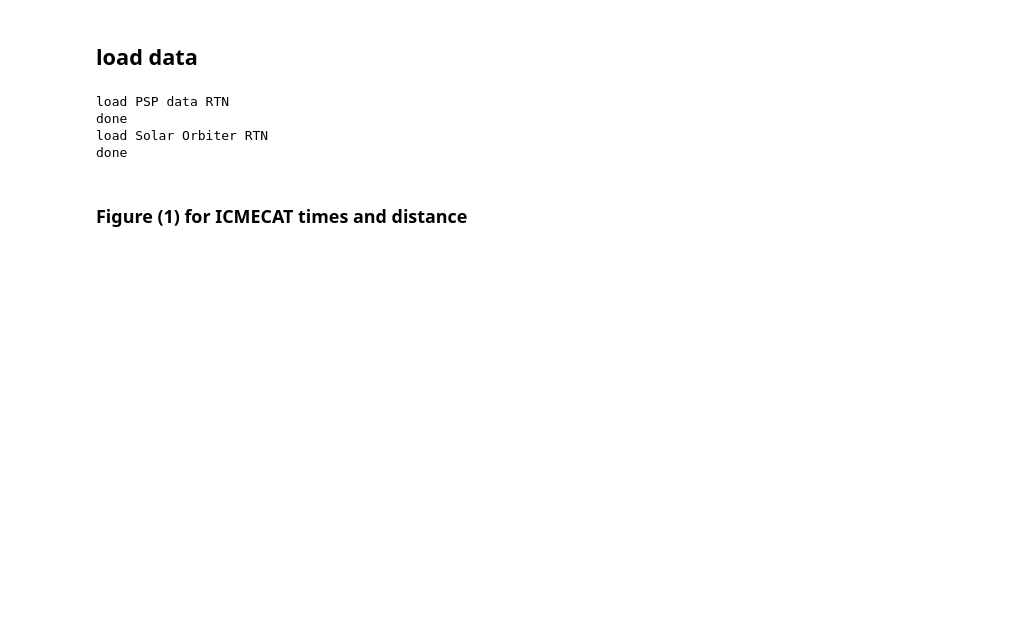
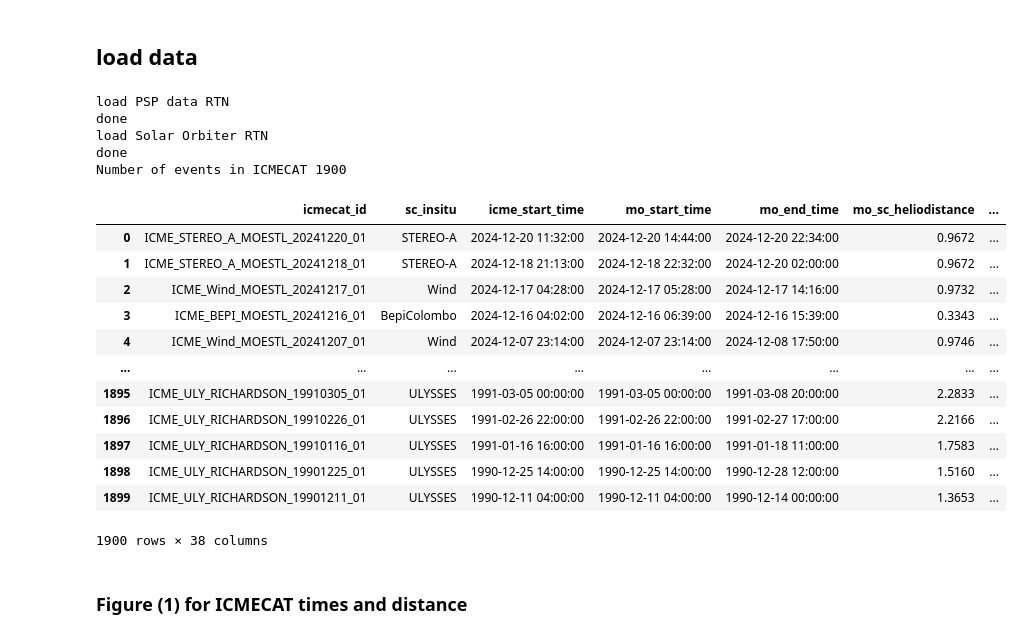
Before and after one commit to cmoestl/icmecat_paper_2025, a Jupyter notebook: moestl_icmecat_results.ipynb, the cells around one changed output. Cells and saved outputs as stored; diff of their text form; code cells hidden in the pictures; blank space fills up the shorter version.

Commit message:
icmecat v23Ä

```diff
--- a/moestl_icmecat_results.ipynb
+++ b/moestl_icmecat_results.ipynb
@@ -89,33 +86,50 @@ ic_mo_start_time_num=parse_time(ic.mo_start_time).plot_date
 #get indices for each target
 imes=np.where(ic.sc_insitu=='MESSENGER')[0]
 ivex=np.where(ic.sc_insitu=='VEX')[0]
 imav=np.where(ic.sc_insitu=='MAVEN')[0]
 ijun=np.where(ic.sc_insitu=='Juno')[0]
 istb=np.where(ic.sc_insitu=='STEREO-B')[0]
 iuly=np.where(ic.sc_insitu=='ULYSSES')[0]
 
 iwin=np.where(ic.sc_insitu=='Wind')[0]
 ista=np.where(ic.sc_insitu=='STEREO-A')[0]
 ipsp=np.where(ic.sc_insitu=='PSP')[0]
 isol=np.where(ic.sc_insitu=='SolarOrbiter')[0]
 ibep=np.where(ic.sc_insitu=='BepiColombo')[0]
 
 ## load PSP data
 print('load PSP data RTN')
 filepsp='psp_2018_now_rtn.p'
 [psp,hpsp]=pickle.load(open('data/'+filepsp, "rb" ) )
 print('done')
 
 ## load SolO data
 print('load Solar Orbiter RTN')
 filesolo='solo_2020_now_rtn.p'
 [solo,hsolo]=pickle.load(open('data/'+filesolo, "rb" ) )
 print('done')
+
+print('Number of events in ICMECAT', len(ic))
+ic
 # %% [output]
 load PSP data RTN
 done
 load Solar Orbiter RTN
 done
+Number of events in ICMECAT 1900
+|  | icmecat_id | sc_insitu | icme_start_time | mo_start_time | mo_end_time | mo_sc_heliodistance | ... |
+| 0 | ICME_STEREO_A_MOESTL_20241220_01 | STEREO-A | 2024-12-20 11:32:00 | 2024-12-20 14:44:00 | 2024-12-20 22:34:00 | 0.9672 | ... |
+| 1 | ICME_STEREO_A_MOESTL_20241218_01 | STEREO-A | 2024-12-18 21:13:00 | 2024-12-18 22:32:00 | 2024-12-20 02:00:00 | 0.9672 | ... |
+| 2 | ICME_Wind_MOESTL_20241217_01 | Wind | 2024-12-17 04:28:00 | 2024-12-17 05:28:00 | 2024-12-17 14:16:00 | 0.9732 | ... |
+| 3 | ICME_BEPI_MOESTL_20241216_01 | BepiColombo | 2024-12-16 04:02:00 | 2024-12-16 06:39:00 | 2024-12-16 15:39:00 | 0.3343 | ... |
+| 4 | ICME_Wind_MOESTL_20241207_01 | Wind | 2024-12-07 23:14:00 | 2024-12-07 23:14:00 | 2024-12-08 17:50:00 | 0.9746 | ... |
+| ... | ... | ... | ... | ... | ... | ... | ... |
+| 1895 | ICME_ULY_RICHARDSON_19910305_01 | ULYSSES | 1991-03-05 00:00:00 | 1991-03-05 00:00:00 | 1991-03-08 20:00:00 | 2.2833 | ... |
+| 1896 | ICME_ULY_RICHARDSON_19910226_01 | ULYSSES | 1991-02-26 22:00:00 | 1991-02-26 22:00:00 | 1991-02-27 17:00:00 | 2.2166 | ... |
+| 1897 | ICME_ULY_RICHARDSON_19910116_01 | ULYSSES | 1991-01-16 16:00:00 | 1991-01-16 16:00:00 | 1991-01-18 11:00:00 | 1.7583 | ... |
+| 1898 | ICME_ULY_RICHARDSON_19901225_01 | ULYSSES | 1990-12-25 14:00:00 | 1990-12-25 14:00:00 | 1990-12-28 12:00:00 | 1.5160 | ... |
+| 1899 | ICME_ULY_RICHARDSON_19901211_01 | ULYSSES | 1990-12-11 04:00:00 | 1990-12-11 04:00:00 | 1990-12-14 00:00:00 | 1.3653 | ... |
+1900 rows × 38 columns
 # %% [markdown]
 ### Figure (1) for ICMECAT times and distance
 # %%
```
Also changed, not shown: parts of 10 cells of this notebook, 13 other files.
